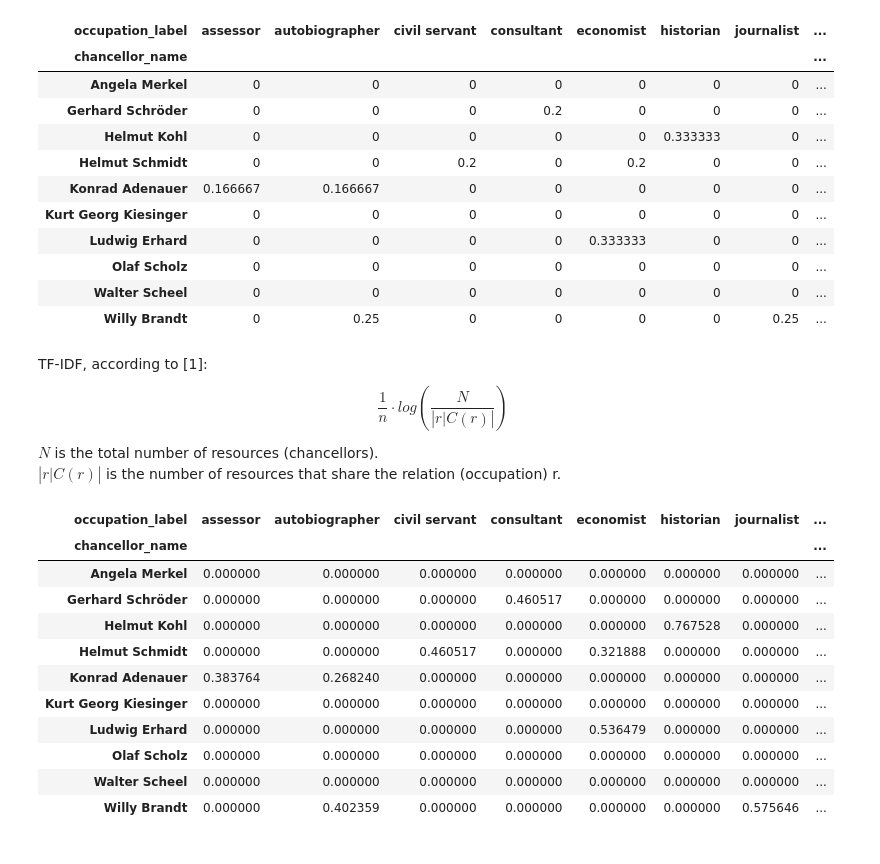
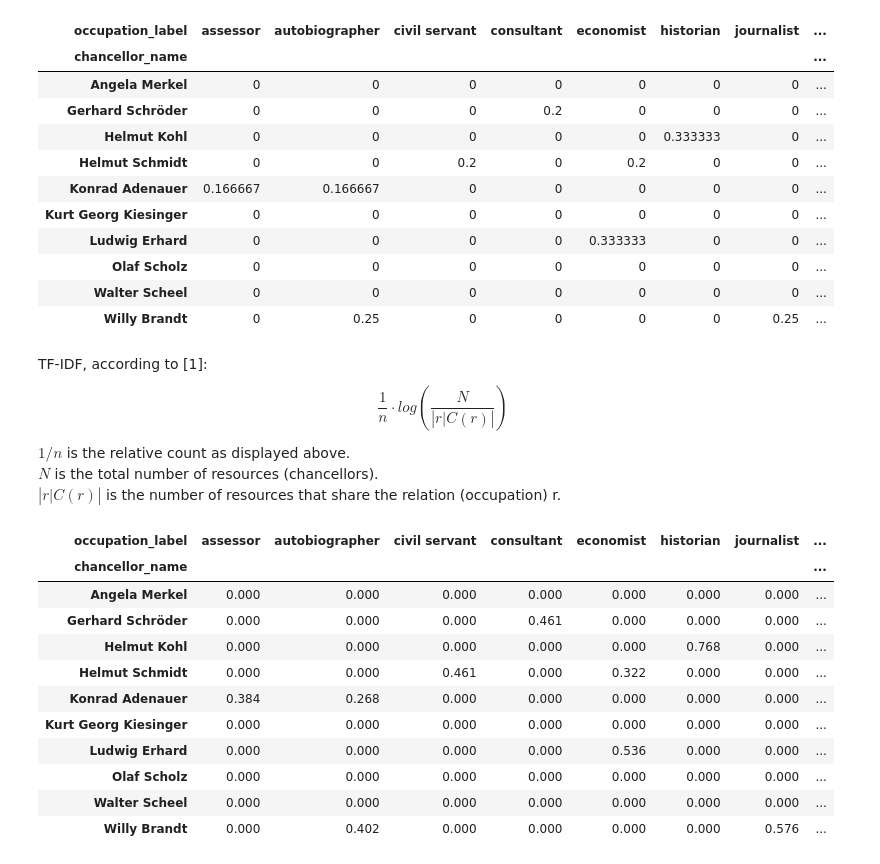
Before and after one commit to rgrenz/rdflime-util, a Jupyter notebook: notebooks/experiments/chancellors.ipynb, the cells around one changed output. Cells and saved outputs as stored; diff of their text form; code cells hidden in the pictures.

```diff
--- a/notebooks/experiments/chancellors.ipynb
+++ b/notebooks/experiments/chancellors.ipynb
@@ -56,6 +58,7 @@ df
 TF-IDF, according to [1]:
 $$\frac{1}{n} \cdot{} log(\frac{N}{|{r|C(r)}|})$$
 
+$1/n$ is the relative count as displayed above.<br>
 $N$ is the total number of resources (chancellors).<br>
 $|{r|C(r)}|$ is the number of resources that share the relation (occupation) r.
 # %%
@@ -64,18 +67,18 @@ N = len(df)
 for occupation in df:
     multiplicity = df[occupation].gt(0).sum()
     df[occupation] = df[occupation].apply(lambda v: v * math.log(N/multiplicity))
-# %%
-df
-# %% [output]
-| occupation_label | assessor | autobiographer | civil servant | consultant | economist | historian | journalist | ... |
-| chancellor_name |  |  |  |  |  |  |  | ... |
-| Angela Merkel | 0.000000 | 0.000000 | 0.000000 | 0.000000 | 0.000000 | 0.000000 | 0.000000 | ... |
-| Gerhard Schröder | 0.000000 | 0.000000 | 0.000000 | 0.460517 | 0.000000 | 0.000000 | 0.000000 | ... |
-| Helmut Kohl | 0.000000 | 0.000000 | 0.000000 | 0.000000 | 0.000000 | 0.767528 | 0.000000 | ... |
-| Helmut Schmidt | 0.000000 | 0.000000 | 0.460517 | 0.000000 | 0.321888 | 0.000000 | 0.000000 | ... |
-| Konrad Adenauer | 0.383764 | 0.268240 | 0.000000 | 0.000000 | 0.000000 | 0.000000 | 0.000000 | ... |
-| Kurt Georg Kiesinger | 0.000000 | 0.000000 | 0.000000 | 0.000000 | 0.000000 | 0.000000 | 0.000000 | ... |
-| Ludwig Erhard | 0.000000 | 0.000000 | 0.000000 | 0.000000 | 0.536479 | 0.000000 | 0.000000 | ... |
-| Olaf Scholz | 0.000000 | 0.000000 | 0.000000 | 0.000000 | 0.000000 | 0.000000 | 0.000000 | ... |
-| Walter Scheel | 0.000000 | 0.000000 | 0.000000 | 0.000000 | 0.000000 | 0.000000 | 0.000000 | ... |
-| Willy Brandt | 0.000000 | 0.402359 | 0.000000 | 0.000000 | 0.000000 | 0.000000 | 0.575646 | ... |
+# %%
+df.round(decimals=3)
+# %% [output]
+| occupation_label | assessor | autobiographer | civil servant | consultant | economist | historian | journalist | ... |
+| chancellor_name |  |  |  |  |  |  |  | ... |
+| Angela Merkel | 0.000 | 0.000 | 0.000 | 0.000 | 0.000 | 0.000 | 0.000 | ... |
+| Gerhard Schröder | 0.000 | 0.000 | 0.000 | 0.461 | 0.000 | 0.000 | 0.000 | ... |
+| Helmut Kohl | 0.000 | 0.000 | 0.000 | 0.000 | 0.000 | 0.768 | 0.000 | ... |
+| Helmut Schmidt | 0.000 | 0.000 | 0.461 | 0.000 | 0.322 | 0.000 | 0.000 | ... |
+| Konrad Adenauer | 0.384 | 0.268 | 0.000 | 0.000 | 0.000 | 0.000 | 0.000 | ... |
+| Kurt Georg Kiesinger | 0.000 | 0.000 | 0.000 | 0.000 | 0.000 | 0.000 | 0.000 | ... |
+| Ludwig Erhard | 0.000 | 0.000 | 0.000 | 0.000 | 0.536 | 0.000 | 0.000 | ... |
+| Olaf Scholz | 0.000 | 0.000 | 0.000 | 0.000 | 0.000 | 0.000 | 0.000 | ... |
+| Walter Scheel | 0.000 | 0.000 | 0.000 | 0.000 | 0.000 | 0.000 | 0.000 | ... |
+| Willy Brandt | 0.000 | 0.402 | 0.000 | 0.000 | 0.000 | 0.000 | 0.576 | ... |
```
Also changed, not shown: parts of 2 cells of this notebook.
